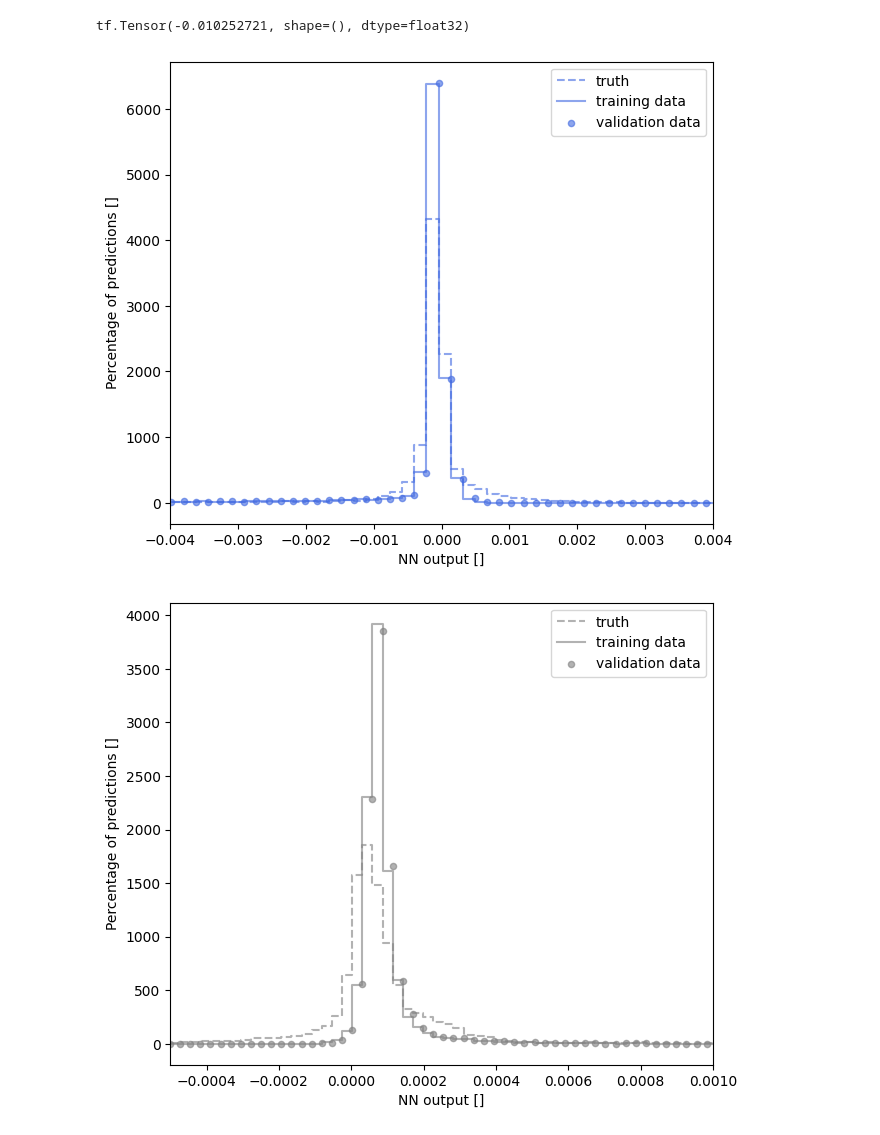
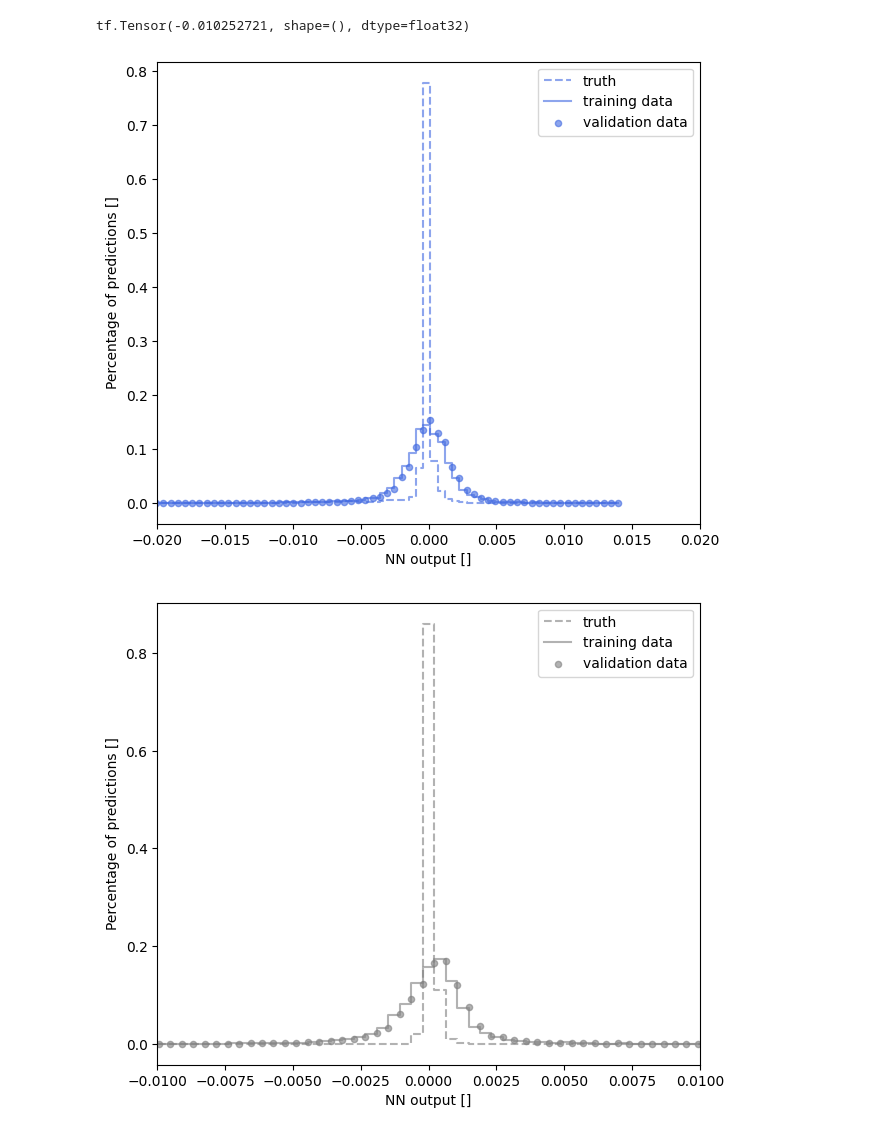
Before and after one commit to taehyounpark/higgs-offshell-interpretation, a Jupyter notebook: plot-rolypoly-outputs.ipynb, the cells around one changed output. Cells and saved outputs as stored; diff of their text form; code cells hidden in the pictures.

```diff
--- a/plot-rolypoly-outputs.ipynb
+++ b/plot-rolypoly-outputs.ipynb
@@ -66,8 +66,8 @@ print(coeff_train, coeff_train.shape)
  [ 1.00000000e+00 -7.06399164e-05  1.09846253e-04 -7.02615848e-07
    1.12194891e-07]] (10000, 5)
 # %%
-train_sets = [dataset.build_dataset(x_arr=kin_vars_train, target=coeff_train[:,i]) for i in range(1,coeff_train.shape[1])]
-val_sets = [dataset.build_dataset(x_arr=kin_vars_val, target=coeff_val[:,i]) for i in range(1,coeff_val.shape[1])]
+train_sets = [dataset.build_dataset(x_arr=kin_vars_train, target=coeff_train[:,i], weights=sample_train.events.probabilities) for i in range(1,coeff_train.shape[1])]
+val_sets = [dataset.build_dataset(x_arr=kin_vars_val, target=coeff_val[:,i], weights=sample_train.events.probabilities) for i in range(1,coeff_val.shape[1])]
 # %%
 scaler_configs = []
 
@@ -105,22 +105,22 @@ def generate_histograms(data_train, pred_train, data_val, pred_val, num_bins, ra
     range_min = tf.minimum(tf.minimum(tf.reduce_min(data_train[:,-1]), tf.reduce_min(pred_train)), tf.reduce_min(pred_val))
     range_max = tf.maximum(tf.maximum(tf.reduce_max(data_train[:,-1]), tf.reduce_max(pred_train)), tf.reduce_max(pred_val))
     hist_true = hist.Hist(hist.axis.Regular(num_bins, range_min, range_max, name='x', label='NN output []'))
-    hist_true.fill(data_train[:,-1])
+    hist_true.fill(data_train[:,-2], weight=data_train[:,-1])
 
     hist_train = hist.Hist(hist.axis.Regular(num_bins, range_min, range_max, name='x', label='NN output []'))
-    hist_train.fill(tf.squeeze(pred_train, axis=1))
+    hist_train.fill(tf.squeeze(pred_train, axis=1), weight=data_train[:,-1])
 
     hist_val = hist.Hist(hist.axis.Regular(num_bins, range_min, range_max, name='x', label='NN output []'))
-    hist_val.fill(tf.squeeze(pred_val, axis=1))
+    hist_val.fill(tf.squeeze(pred_val, axis=1), weight=data_val[:,-1])
 
     return (hist_true.to_numpy(), hist_train.to_numpy(), hist_val.to_numpy())
 # %%
-def plot_histograms(histograms, color='r', xlim=(0.2,0.8), factor=1):
+def plot_histograms(histograms, color='r', xlim=(0.2,0.8)):
     fig = plt.figure(figsize=(7,6))
 
     plt.step(histograms[0][1][1:], histograms[0][0], color=color, linestyle='--', label=f'truth', alpha=0.6)
     plt.step(histograms[1][1][1:], histograms[1][0], color=color, label=f'training data', alpha=0.6)
-    plt.scatter(histograms[2][1][1:]-factor/len(histograms[2][1][1:]), histograms[2][0], s=20, color=color, label=f'validation data', alpha=0.6)
+    plt.scatter(histograms[2][1][1:], histograms[2][0], s=20, color=color, label=f'validation data', alpha=0.6)
 
     plt.xlabel('NN output []')
     plt.ylabel('Percentage of predictions []')
@@ -135,15 +135,15 @@ BINS = 80
 
 coeff_index = 1
 
-histograms_1 = generate_histograms(train_sets[0], predictions_train[0], val_sets[0], predictions_val[0], BINS, range=(0,5e-4))
-histograms_2 = generate_histograms(train_sets[1], predictions_train[1], val_sets[1], predictions_val[1], BINS, range=(0,2e-2))
-histograms_3 = generate_histograms(train_sets[2], predictions_train[2], val_sets[2], predictions_val[2], BINS, range=(0,2e-2))
-histograms_4 = generate_histograms(train_sets[3], predictions_train[3], val_sets[3], predictions_val[3], BINS, range=(0,2e-2))
+histograms_1 = generate_histograms(train_sets[0], predictions_train[0], val_sets[0], predictions_val[0], BINS, range=(-2e-2,2e-2))
+histograms_2 = generate_histograms(train_sets[1], predictions_train[1], val_sets[1], predictions_val[1], BINS, range=(-1e-2,1e-2))
+histograms_3 = generate_histograms(train_sets[2], predictions_train[2], val_sets[2], predictions_val[2], BINS, range=(-1e-2,1e-2))
+histograms_4 = generate_histograms(train_sets[3], predictions_train[3], val_sets[3], predictions_val[3], BINS, range=(-1e-2,1e-2))
 
-plot_histograms(histograms_1, color='royalblue', xlim=(-4e-3,4e-3), factor=0)#8e-3)
+plot_histograms(histograms_1, color='royalblue', xlim=(-2e-2,2e-2))
 # %% [output]
-[figure, old version]
+[figure, new version]
 # %%
-plot_histograms(histograms_2, color='gray', xlim=(-5e-4,1e-3), factor=0)#-9e-4)
+plot_histograms(histograms_2, color='gray', xlim=(-1e-2,1e-2))
 # %% [output]
-[figure, old version]
+[figure, new version]
```
Also changed, not shown: parts of 14 cells of this notebook.
